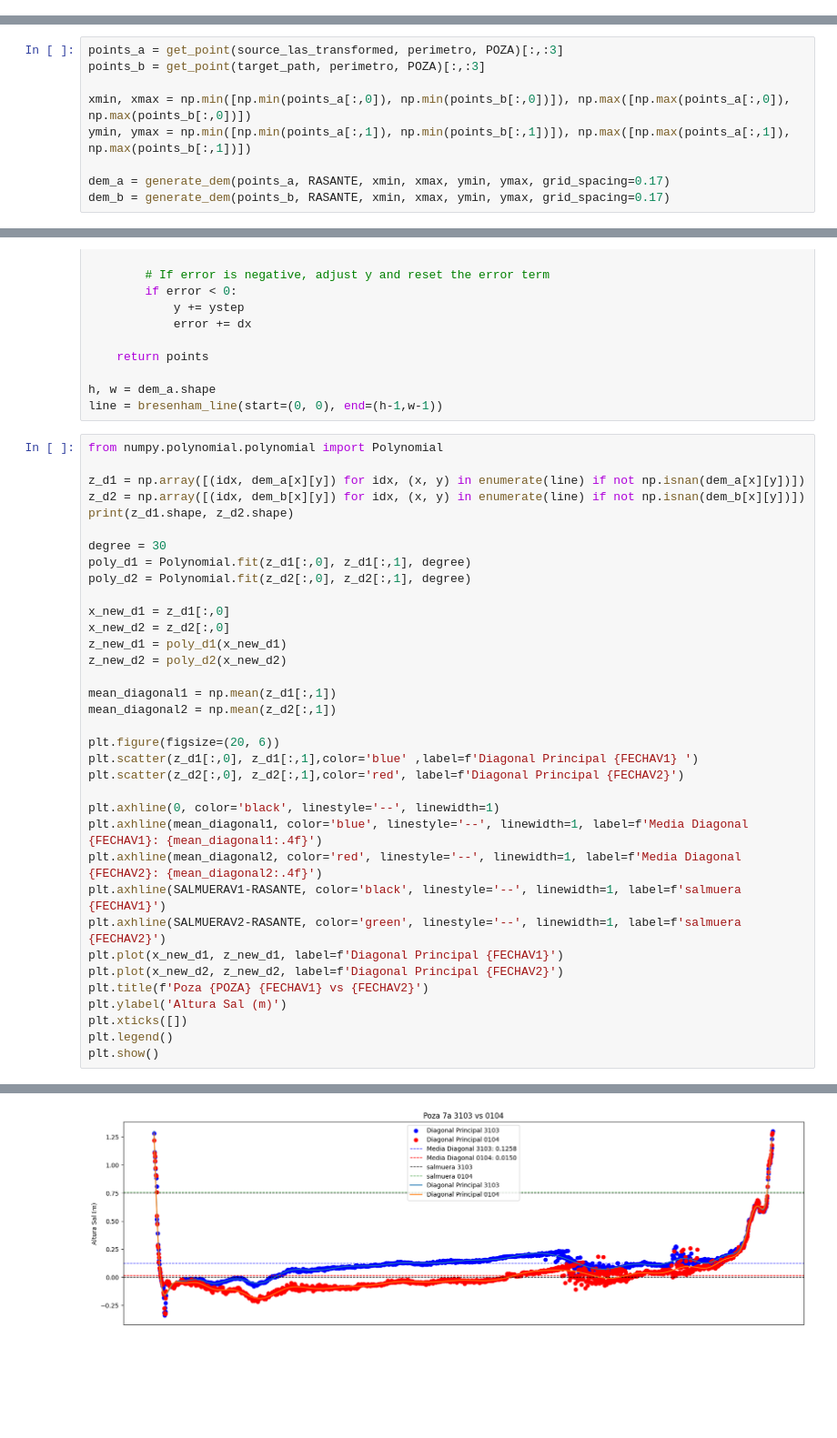
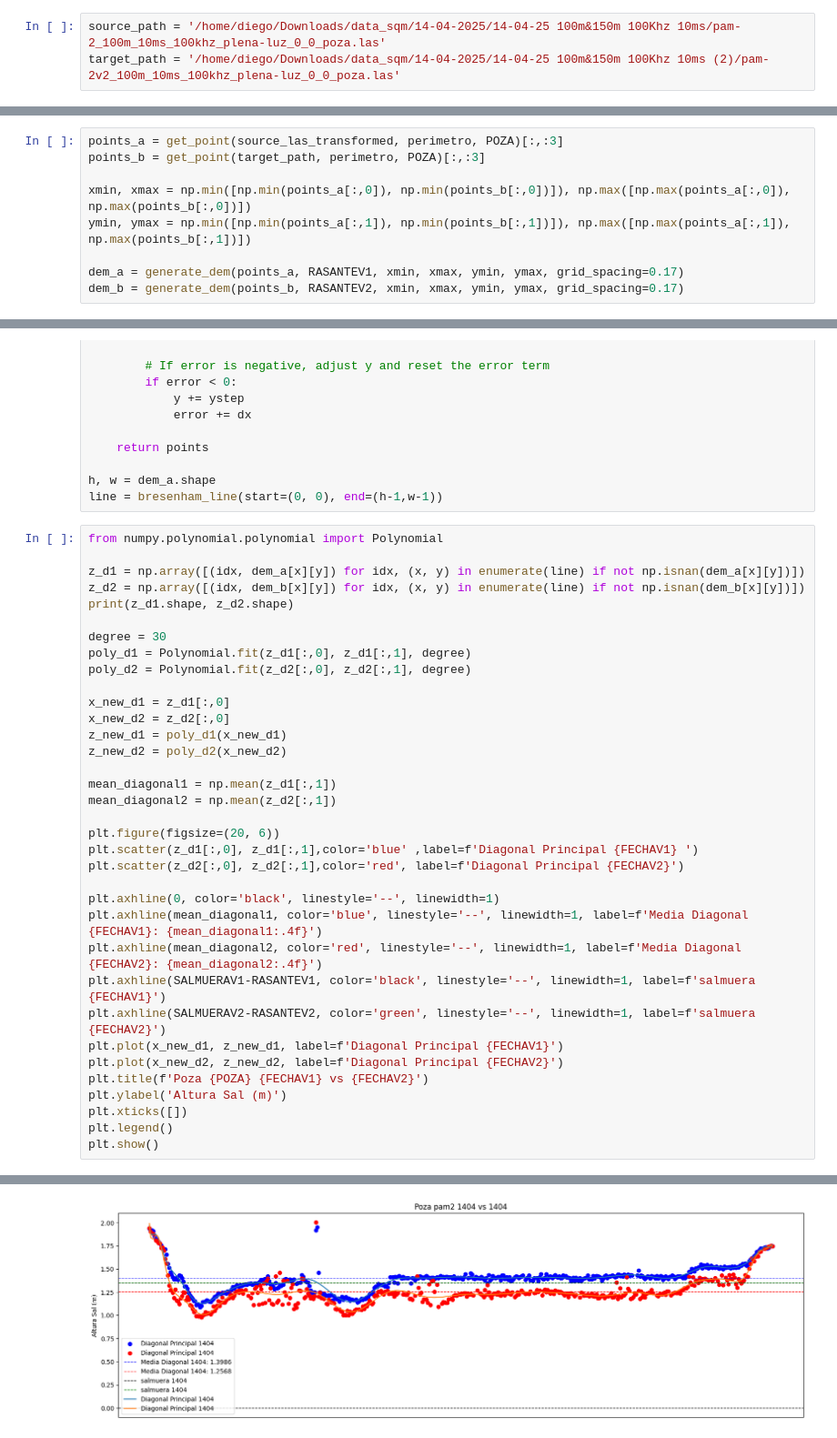
Before and after one commit to Kauel-Chile/sqm_batimetria, a Jupyter notebook: point_cloud_alignment.ipynb, the cells around one changed output, grey strips where cells are left out. Shown at 91% size. Drawn from its saved outputs; the diff is of its cells as text; blank space fills up the shorter version.

```diff
--- a/point_cloud_alignment.ipynb
+++ b/point_cloud_alignment.ipynb
@@ -294,3 +370,6 @@ target_path = 'data/04_01_2025/7a_100m_10ms_100khz_plena-luz_0_0_poza.las'
+# %%
+source_path = '/home/diego/Downloads/data_sqm/14-04-2025/14-04-25 100m&150m 100Khz 10ms/pam-2_100m_10ms_100khz_plena-luz_0_0_poza.las'
+target_path = '/home/diego/Downloads/data_sqm/14-04-2025/14-04-25 100m&150m 100Khz 10ms (2)/pam-2v2_100m_10ms_100khz_plena-luz_0_0_poza.las'
 # %%
 src_ground_points = get_ground_points(source_path, perimetro, POZA)
 src_ground_points = src_ground_points[:,:3]
@@ -347,8 +426,8 @@ points_b = get_point(target_path, perimetro, POZA)[:,:3]
 xmin, xmax = np.min([np.min(points_a[:,0]), np.min(points_b[:,0])]), np.max([np.max(points_a[:,0]), np.max(points_b[:,0])])
 ymin, ymax = np.min([np.min(points_a[:,1]), np.min(points_b[:,1])]), np.max([np.max(points_a[:,1]), np.max(points_b[:,1])])
 
-dem_a = generate_dem(points_a, RASANTE, xmin, xmax, ymin, ymax, grid_spacing=0.17)
-dem_b = generate_dem(points_b, RASANTE, xmin, xmax, ymin, ymax, grid_spacing=0.17)
+dem_a = generate_dem(points_a, RASANTEV1, xmin, xmax, ymin, ymax, grid_spacing=0.17)
+dem_b = generate_dem(points_b, RASANTEV2, xmin, xmax, ymin, ymax, grid_spacing=0.17)
 # %%
 # import matplotlib.pyplot as plt
 # points_a = get_point(source_las_transformed, perimetro, POZA)[:,:3]
@@ -486,8 +567,8 @@ plt.scatter(z_d2[:,0], z_d2[:,1],color='red', label=f'Diagonal Principal {FECHAV
 plt.axhline(0, color='black', linestyle='--', linewidth=1)
 plt.axhline(mean_diagonal1, color='blue', linestyle='--', linewidth=1, label=f'Media Diagonal {FECHAV1}: {mean_diagonal1:.4f}')
 plt.axhline(mean_diagonal2, color='red', linestyle='--', linewidth=1, label=f'Media Diagonal {FECHAV2}: {mean_diagonal2:.4f}')
-plt.axhline(SALMUERAV1-RASANTE, color='black', linestyle='--', linewidth=1, label=f'salmuera {FECHAV1}')
-plt.axhline(SALMUERAV2-RASANTE, color='green', linestyle='--', linewidth=1, label=f'salmuera {FECHAV2}')
+plt.axhline(SALMUERAV1-RASANTEV1, color='black', linestyle='--', linewidth=1, label=f'salmuera {FECHAV1}')
+plt.axhline(SALMUERAV2-RASANTEV2, color='green', linestyle='--', linewidth=1, label=f'salmuera {FECHAV2}')
 plt.plot(x_new_d1, z_new_d1, label=f'Diagonal Principal {FECHAV1}')
 plt.plot(x_new_d2, z_new_d2, label=f'Diagonal Principal {FECHAV2}')
 plt.title(f'Poza {POZA} {FECHAV1} vs {FECHAV2}')
@@ -500,4 +581,4 @@ plt.show()
-[figure, old version]
+[figure, new version]
 # %%
 from PIL import Image
 import json
```
Also changed, not shown: parts of 9 cells of this notebook, 3 other files.
